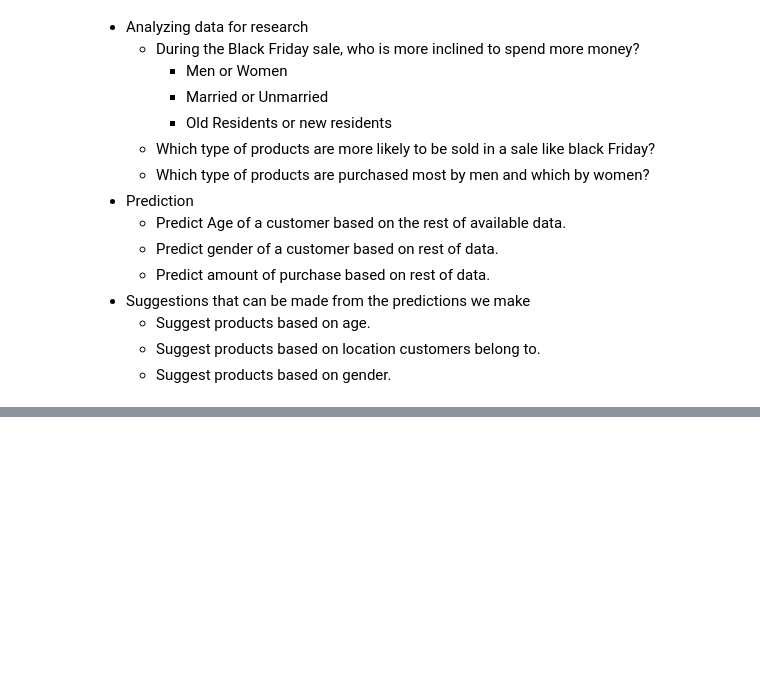
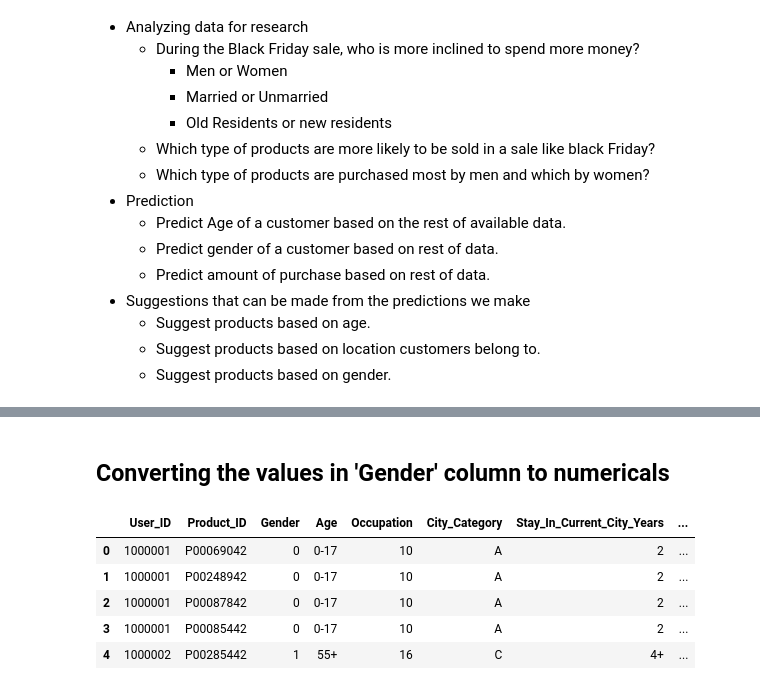
Before and after one commit to SaiKundanaSakhamuri/BlackFridaySalesAnalysis, a Jupyter notebook: initial_exploration.ipynb, the cells around one changed output, grey strips where cells are left out. Cells and saved outputs as stored; diff of their text form; code cells hidden in the pictures; blank space fills up the shorter version.

```diff
--- a/initial_exploration.ipynb
+++ b/initial_exploration.ipynb
@@ -277,0 +301,4 @@ sns.barplot("Product_Category_3","Purchase",hue='Gender',data=df)
+# %%
+df['Product_Category_2'] = df['Product_Category_2'].fillna(-2.0).astype("float32")
+df['Product_Category_3'] = df['Product_Category_3'].fillna(-2.0).astype("float32")
+# Replacing the NULL values with a negative value, so that the results will not get affected.
@@ -277,0 +323,14 @@ sns.barplot("Product_Category_3","Purchase",hue='Gender',data=df)
+# %% [markdown]
+## Converting the values in 'Gender' column to numericals
+# %%
+gender_dict = {'F':0, 'M':1}
+df['Gender'] = df['Gender'].apply(lambda x: gender_dict[x])
+df.head()
+# Converting all the F values to numeic 0 and M values to numeric 1, using dictionary
+# %% [output]
+|  | User_ID | Product_ID | Gender | Age | Occupation | City_Category | Stay_In_Current_City_Years | ... |
+| 0 | 1000001 | P00069042 | 0 | 0-17 | 10 | A | 2 | ... |
+| 1 | 1000001 | P00248942 | 0 | 0-17 | 10 | A | 2 | ... |
+| 2 | 1000001 | P00087842 | 0 | 0-17 | 10 | A | 2 | ... |
+| 3 | 1000001 | P00085442 | 0 | 0-17 | 10 | A | 2 | ... |
+| 4 | 1000002 | P00285442 | 1 | 55+ | 16 | C | 4+ | ... |
```
Also changed, not shown: parts of 9 cells of this notebook.
